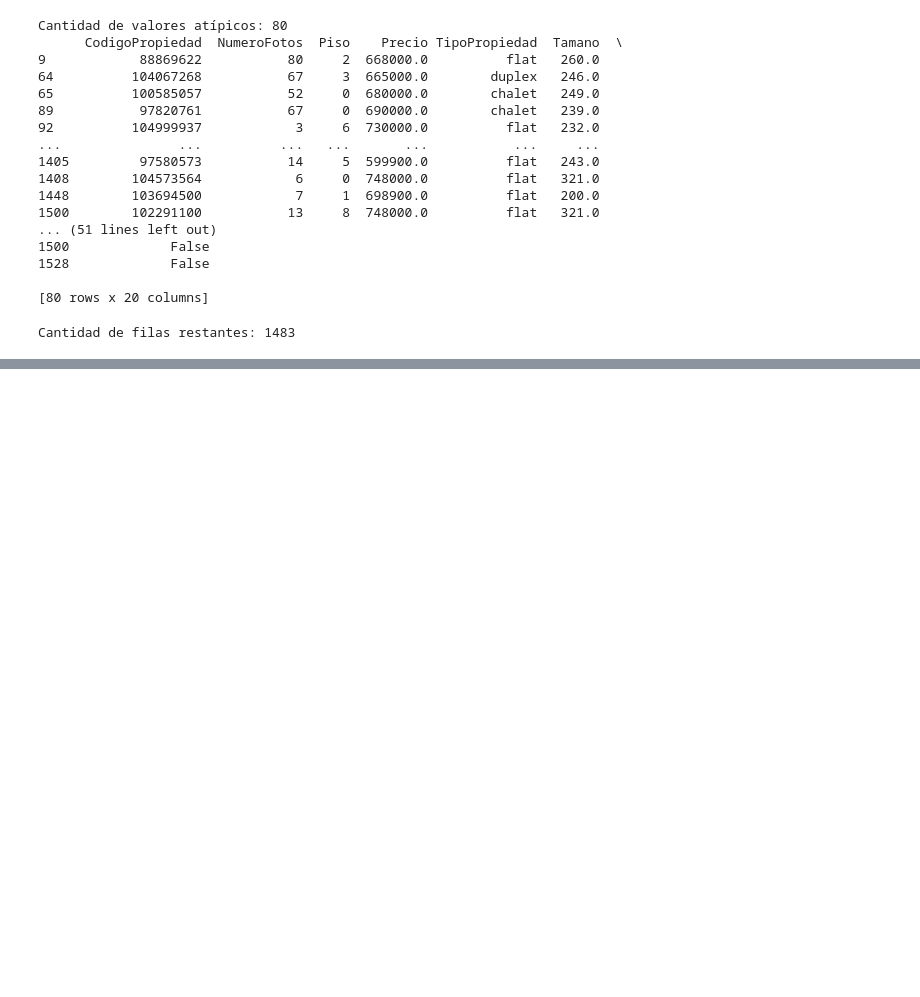
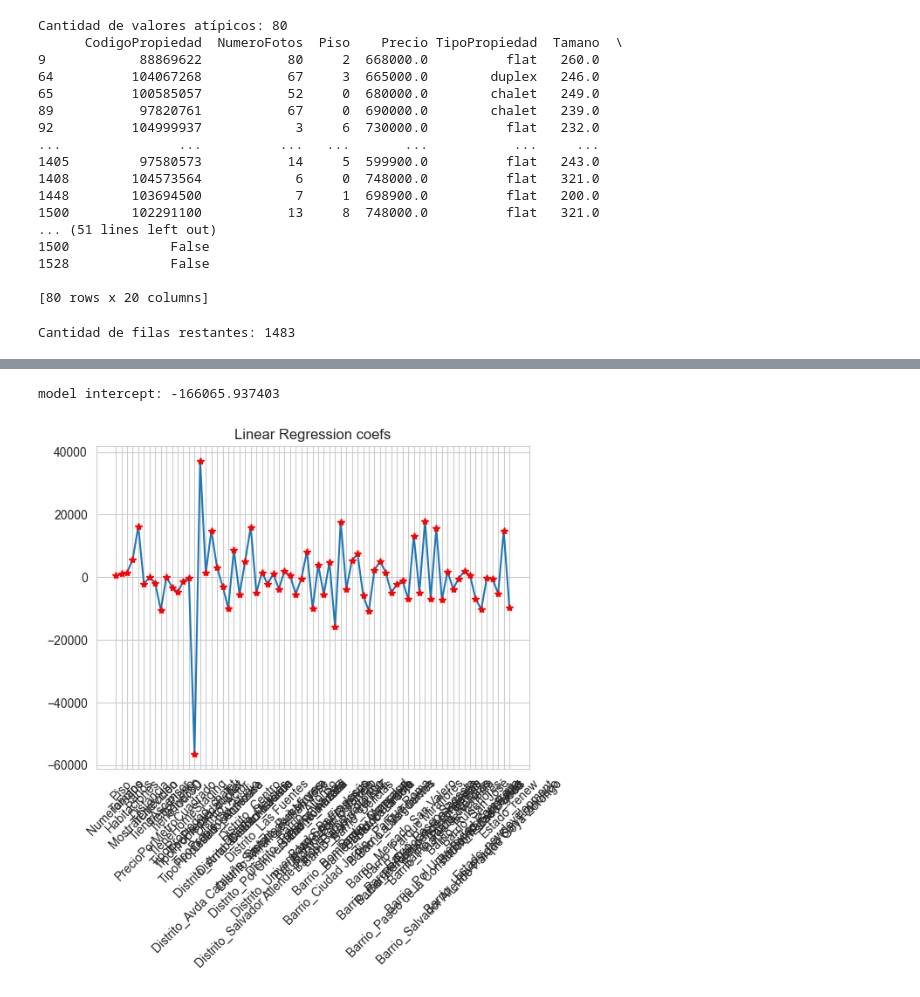
Before and after one commit to jkacosta91/Analisis-de-Alquileres, a Jupyter notebook: ml.ipynb, the cells around one changed output, grey strips where cells are left out. Saved outputs shown, nothing was run; the diff lists cells and outputs as text; code cells hidden in the pictures; blank space fills up the shorter version.

Commit message:
Vista Parcial/final modelo ML

```diff
--- a/ml.ipynb
+++ b/ml.ipynb
@@ -251,0 +268,4 @@ Cantidad de filas restantes: 1483
+# %%
+df_transformed = df.copy()
+
+df_transformed = pd.get_dummies(df, columns=['TipoPropiedad', 'Distrito', 'Barrio', 'Estado'])
@@ -254,24 +290,24 @@ Cantidad de filas restantes: 1483
 from sklearn.preprocessing import LabelEncoder
 
 # Crear una copia del DataFrame para no modificar el original
-df_transformed = df.copy()
+df_transformed1 = df_transformed.copy()
 
 # Convertir columnas booleanas a enteros (True -> 1, False -> 0)
-bool_columns = df_transformed.select_dtypes(include=['bool']).columns
-df_transformed[bool_columns] = df_transformed[bool_columns].astype(int)
+bool_columns = df_transformed1.select_dtypes(include=['bool']).columns
+df_transformed1[bool_columns] = df_transformed1[bool_columns].astype(int)
 
 # Convertir columnas de tipo object a números enteros usando LabelEncoder
-object_columns = df_transformed.select_dtypes(include=['object']).columns
+object_columns = df_transformed1.select_dtypes(include=['object']).columns
 
 # Inicializar LabelEncoder
 label_encoders = {}
 for col in object_columns:
     le = LabelEncoder()
-    df_transformed[col] = le.fit_transform(df_transformed[col].astype(str))
+    df_transformed[col] = le.fit_transform(df_transformed1[col].astype(str))
     label_encoders[col] = le
 
 # Mostrar el DataFrame transformado
-print(df_transformed.head())
+print(df_transformed1.head())
 
 # Opcional: Guardar el DataFrame transformado a un nuevo archivo CSV
 # df_transformed.to_csv('df_transformed.csv', index=False)
@@ -295,0 +362,2 @@ print(df_transformed.head())
+# %%
+x, y = df_transformed1.drop(["Precio", "CodigoPropiedad"], axis=1), df_transformed["Precio"]
@@ -295,0 +389,24 @@ print(df_transformed.head())
+# %%
+# Ridge Regression
+
+# Generar la lista de columnas
+vars_casas = list(df_transformed1.columns)
+
+# Eliminar las columnas especificadas de la lista
+vars_casas.remove('Precio')
+vars_casas.remove('CodigoPropiedad')
+# %%
+lr_m = Ridge()
+#ajuste sobre la muestra completa, sin split train-test
+lr_m.fit(x, y)
+
+print ("model intercept: %f" % lr_m.intercept_)
+
+plt.xticks(range(len(vars_casas)), vars_casas, rotation=45)
+
+plt.title( 'Linear Regression coefs')
+
+_ = plt.plot(lr_m.coef_.T, '-', lr_m.coef_. T, 'r*')
+# %% [output]
+model intercept: -166065.937403
+[figure, added]
```
Also changed, not shown: parts of 53 cells of this notebook.
